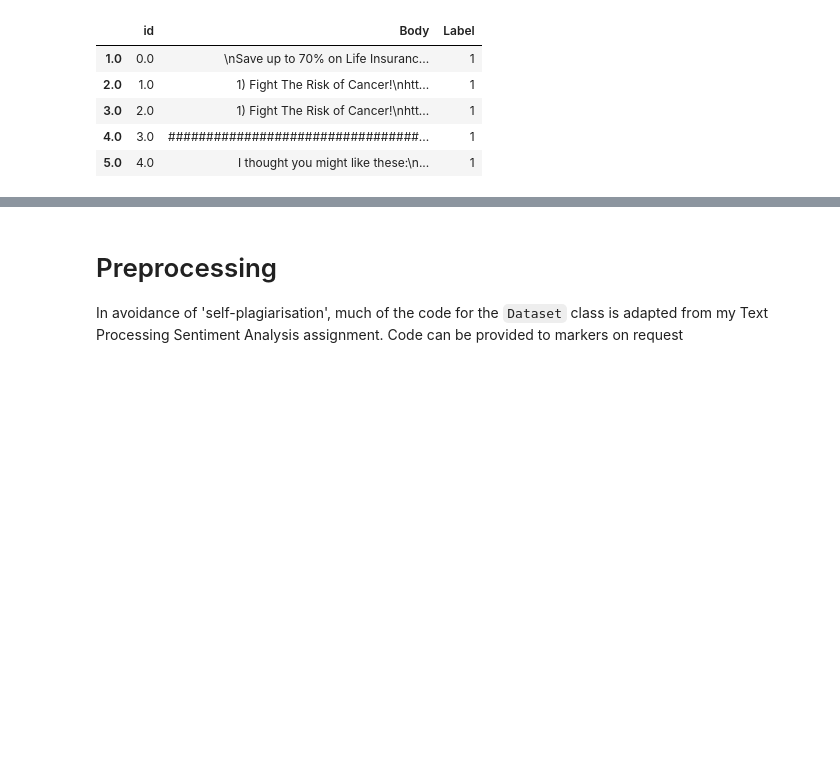
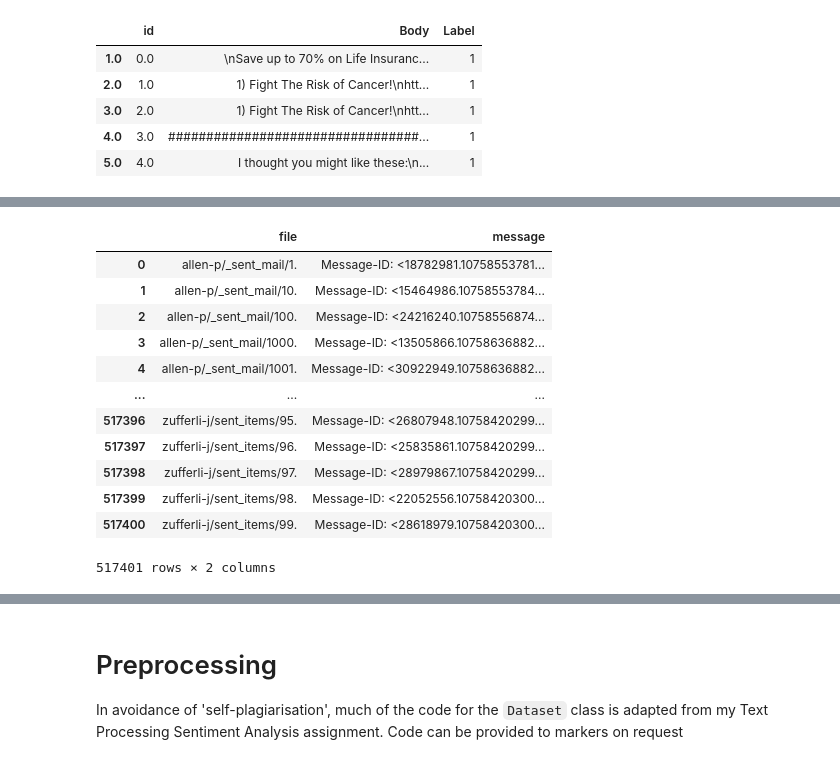
Before and after one commit to Twigonometry/Phishing-ML, a Jupyter notebook: classif.ipynb, the cells around one changed output, grey strips where cells are left out. Drawn from its saved outputs; the diff is of its cells as text; code cells hidden in the pictures; blank space fills up the shorter version.

Commit message:
Testing whether IDs align across datasets

```diff
--- a/classif.ipynb
+++ b/classif.ipynb
@@ -98,0 +119,18 @@ dfSpam.head()
+# %%
+dfEnronFull = pd.read_csv('./kaggle-datasets/The-Enron-Email-Dataset/emails.csv')
+# %%
+dfEnronFull
+# %% [output]
+|  | file | message |
+| 0 | allen-p/_sent_mail/1. | Message-ID: <18782981.10758553781... |
+| 1 | allen-p/_sent_mail/10. | Message-ID: <15464986.10758553784... |
+| 2 | allen-p/_sent_mail/100. | Message-ID: <24216240.10758556874... |
+| 3 | allen-p/_sent_mail/1000. | Message-ID: <13505866.10758636882... |
+| 4 | allen-p/_sent_mail/1001. | Message-ID: <30922949.10758636882... |
+| ... | ... | ... |
+| 517396 | zufferli-j/sent_items/95. | Message-ID: <26807948.10758420299... |
+| 517397 | zufferli-j/sent_items/96. | Message-ID: <25835861.10758420299... |
+| 517398 | zufferli-j/sent_items/97. | Message-ID: <28979867.10758420299... |
+| 517399 | zufferli-j/sent_items/98. | Message-ID: <22052556.10758420300... |
+| 517400 | zufferli-j/sent_items/99. | Message-ID: <28618979.10758420300... |
+517401 rows × 2 columns
```
Also changed, not shown: parts of 7 cells of this notebook, 1 other file.
